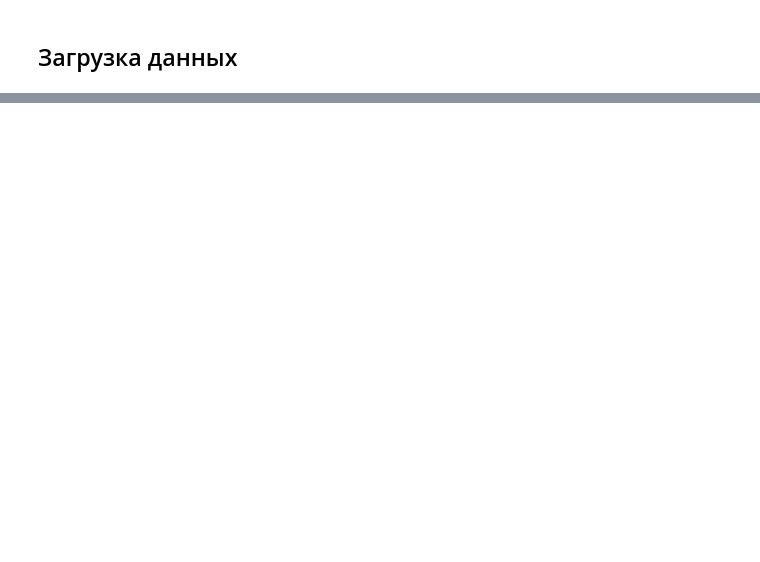
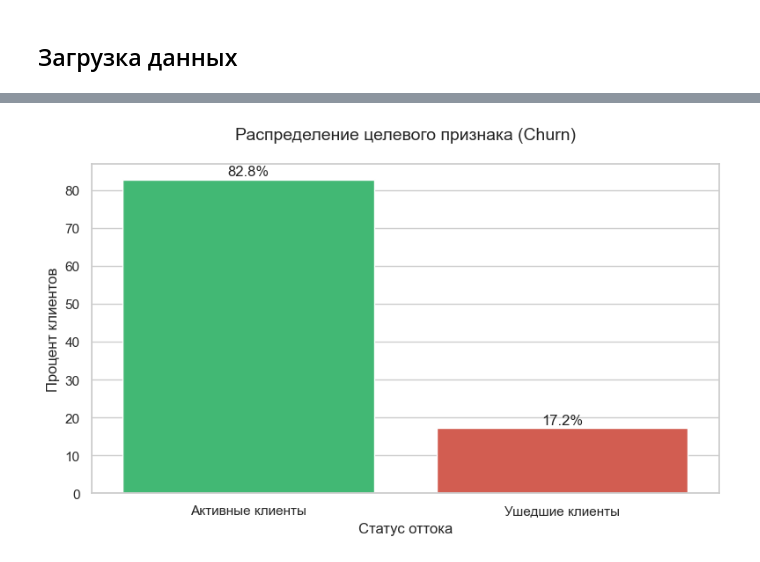
Before and after one commit to IvanovMaxim1992/project, a Jupyter notebook: Финальный проект.ipynb, the cells around one changed output, grey strips where cells are left out. Cells and saved outputs as stored; diff of their text form; code cells hidden in the pictures; blank space fills up the shorter version.

```diff
--- a/Финальный проект.ipynb
+++ b/Финальный проект.ipynb
@@ -440,0 +250,18 @@ plt.show()
+# %%
+# Сохраняем удаленные строки для анализа
+mask = (df['InternetService'] == 'No') & (df['MultipleLines'] == 'No')
+removed_clients = df[mask]
+
+# Анализ ушедших среди удаленных клиентов
+print("Статус ухода удаленных клиентов:")
+print(removed_clients['Churn'].value_counts())
+
+# Проверка даты окончания договора
+print("\nДаты окончания договора удаленных клиентов:")
+print(removed_clients[['BeginDate', 'EndDate']].head())
+
+# Удаляем строки из основного DataFrame
+df = df[~mask]
+
+# Итоговая проверка
+print(f"\nОставшиеся строки: {df.shape[0]}")
@@ -440,0 +308,34 @@ plt.show()
+# %%
+# Настройки графика
+plt.figure(figsize=(8, 5))
+sns.set(style="whitegrid")
+
+# Расчет распределения
+churn_dist = df['Churn'].value_counts(normalize=True) * 100
+
+# Построение графика с исправлением предупреждения
+ax = sns.barplot(
+    x=churn_dist.index.astype(str),  # Приводим индексы к строкам
+    y=churn_dist.values,
+    hue=churn_dist.index.astype(str),  # Указываем hue
+    palette=['#2ecc71', '#e74c3c'],
+    legend=False  # Отключаем легенду
+)
+
+# Форматирование графика
+plt.title('Распределение целевого признака (Churn)', fontsize=14, pad=20)
+plt.xlabel('Статус оттока', fontsize=12)
+plt.ylabel('Процент клиентов', fontsize=12)
+plt.xticks(ticks=[0, 1], labels=['Активные клиенты', 'Ушедшие клиенты'])
+
+# Добавление процентных значений
+for p in ax.patches:
+    height = p.get_height()
+    ax.text(p.get_x() + p.get_width()/2., height + 1,
+            f'{height:.1f}%',
+            ha="center", fontsize=12)
+
+plt.tight_layout()
+plt.show()
+# %% [output]
+[figure, added]
```
Also changed, not shown: parts of 53 cells of this notebook, 6 other files.
